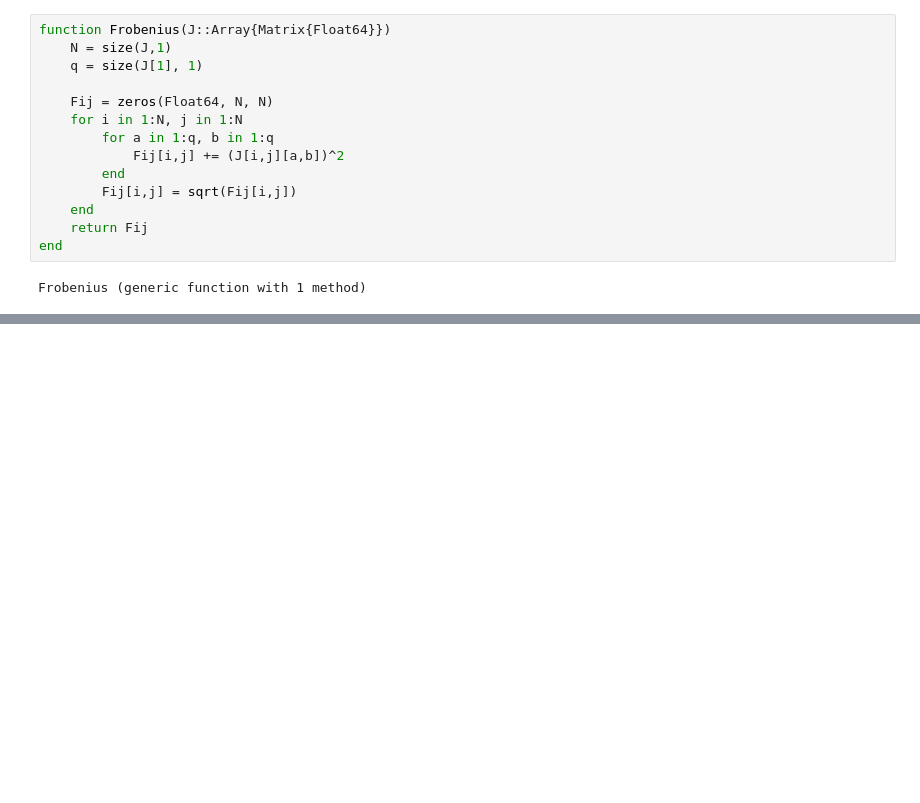
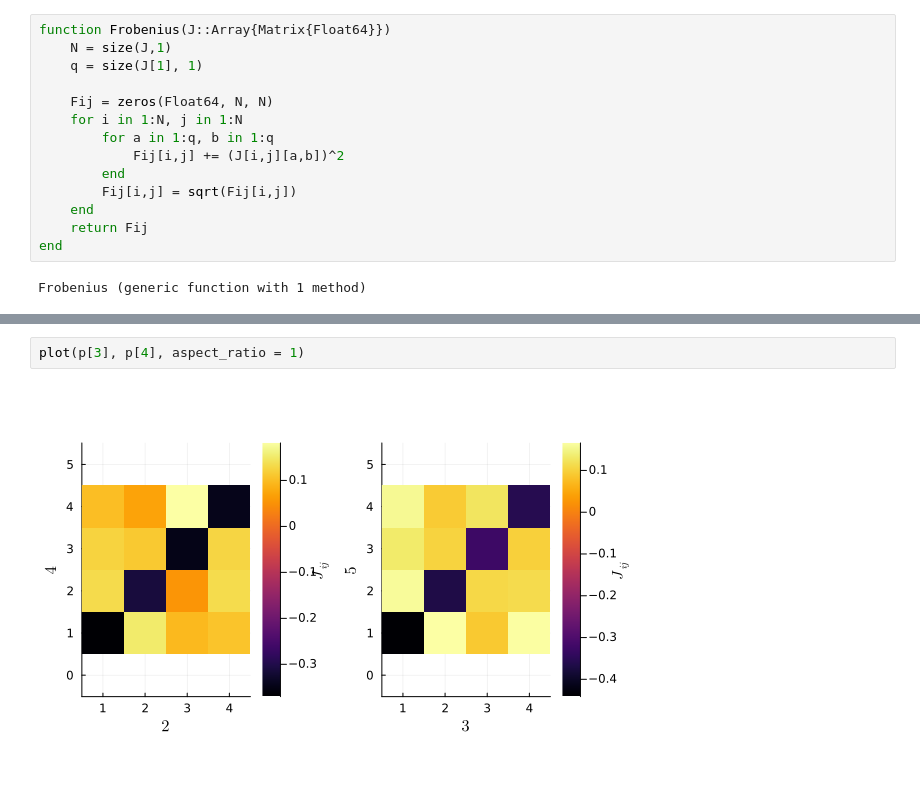
Before and after one commit to AndreaScale/Bayesian-inference-of-a-contact-network-of-Potts-variables., a Jupyter notebook: PROGETTO.ipynb, the cells around one changed output, grey strips where cells are left out. Drawn from its saved outputs; the diff is of its cells as text; blank space fills up the shorter version.

```diff
--- a/PROGETTO.ipynb
+++ b/PROGETTO.ipynb
@@ -286,0 +333,4 @@ plot(p1, p2, aspect_ratio = 1)
+# %%
+plot(p[3], p[4], aspect_ratio = 1)
+# %% [output]
+[figure, added]
```
Also changed, not shown: parts of 9 cells of this notebook.
